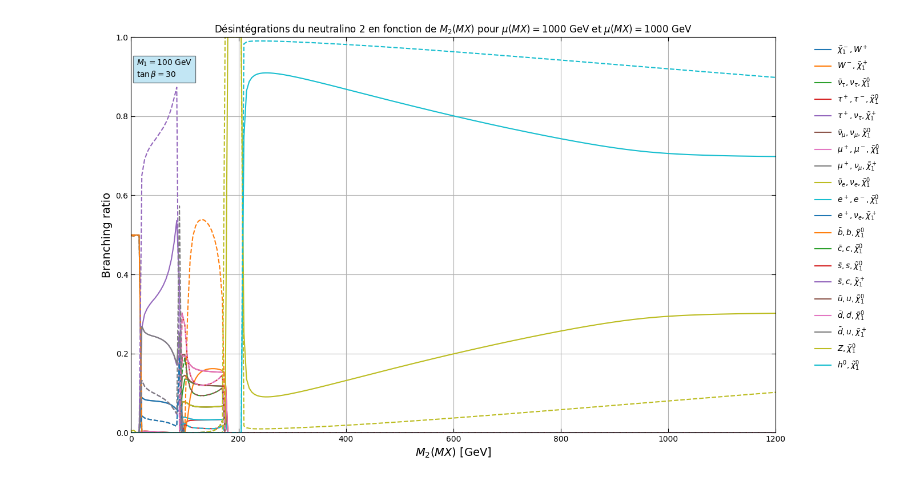
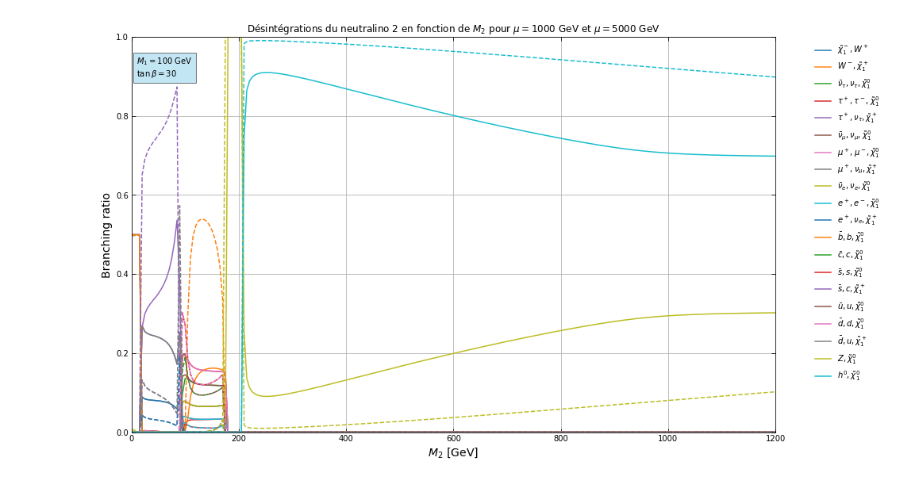
Before and after one commit to Ryudoro/softsusy, a Jupyter notebook: analysis/figure1.ipynb, the cells around one changed output. Cells and saved outputs as stored; diff of their text form; code cells hidden in the pictures.

```diff
--- a/analysis/figure1.ipynb
+++ b/analysis/figure1.ipynb
@@ -59,16 +81,16 @@ df_desin.to_csv("desintegration.csv")
 # %%
-# Filter the data for neutralino 2 and mu(MX) = 1000
-filtered_data_1000 = df_desin[(df_desin['particle_id'] == 1000023) & (df_desin['mu(MX)'] == 1000)]
+# Filter the data for neutralino 2 and mu(MX) = 5000
+filtered_data_5000 = df_desin[(df_desin['particle_id'] == 1000023) & (df_desin['mu'] == 5000)]
 
 # Group by M_2(MX) and decay_products and sum the branching ratios
-grouped_data_1000 = filtered_data_1000.groupby(['M_2(MX)', 'decay_products']).branching_ratio.sum().reset_index()
+grouped_data_5000 = filtered_data_5000.groupby(['M_2', 'decay_products']).branching_ratio.sum().reset_index()
 
 # Pivot the data to have decay_products as columns
-pivot_data_1000 = grouped_data_1000.pivot(index='M_2(MX)', columns='decay_products', values='branching_ratio')
+pivot_data_5000 = grouped_data_5000.pivot(index='M_2', columns='decay_products', values='branching_ratio')
 
 # Fill NaN values with 0
-pivot_data_1000.fillna(0, inplace=True)
+pivot_data_5000.fillna(0, inplace=True)
 
-pivot_data_1000.head()
+pivot_data_5000.head()
 # %% [output]
 | decay_products | (-1000024, 24) | (-24, 1000024) | (-16, 16, 1000022) | (-15, 15, 1000022) | (-15, 16, 1000024) | ... |
@@ -81,14 +102,0 @@ pivot_data_1000.head()
-# %%
-# Filter the data for neutralino 2 and mu(MX) = 5000
-filtered_data_5000 = df_desin[(df_desin['particle_id'] == 1000023) & (df_desin['mu(MX)'] == 5000)]
-
-# Group by M_2(MX) and decay_products and sum the branching ratios
-grouped_data_5000 = filtered_data_5000.groupby(['M_2(MX)', 'decay_products']).branching_ratio.sum().reset_index()
-
-# Pivot the data to have decay_products as columns
-pivot_data_5000 = grouped_data_5000.pivot(index='M_2(MX)', columns='decay_products', values='branching_ratio')
-
-# Fill NaN values with 0
-pivot_data_5000.fillna(0, inplace=True)
-
-pivot_data_5000.head()
@@ -326,15 +332,15 @@ plt.show()
 # %%
 df_desin = slha_folder('M2from0to1200M15000mu1000and5000')
 
-filtered_data_1000 = df_desin[(df_desin['particle_id'] == 1000023) & (df_desin['mu(MX)'] == 1000)]
-filtered_data_5000 = df_desin[(df_desin['particle_id'] == 1000023) & (df_desin['mu(MX)'] == 5000)]
+filtered_data_1000 = df_desin[(df_desin['particle_id'] == 1000023) & (df_desin['mu'] == 1000)]
+filtered_data_5000 = df_desin[(df_desin['particle_id'] == 1000023) & (df_desin['mu'] == 5000)]
 #two_particle_data_1000 = filtered_data_1000[filtered_data_1000['decay_products'].apply(len) == 2]
-grouped_particle_1000 = filtered_data_1000.groupby(['M_2(MX)', 'decay_products']).branching_ratio.sum().reset_index()
-pivot_data_1000 = grouped_particle_1000.pivot(index='M_2(MX)', columns='decay_products', values='branching_ratio')
+grouped_particle_1000 = filtered_data_1000.groupby(['M_2', 'decay_products']).branching_ratio.sum().reset_index()
+pivot_data_1000 = grouped_particle_1000.pivot(index='M_2', columns='decay_products', values='branching_ratio')
 pivot_data_1000.fillna(0, inplace=True)
 #two_particle_data_5000 = filtered_data_5000[filtered_data_5000['decay_products'].apply(len) == 2]
-grouped_particle_5000 = filtered_data_5000.groupby(['M_2(MX)', 'decay_products']).branching_ratio.sum().reset_index()
-pivot_data_5000 = grouped_particle_5000.pivot(index='M_2(MX)', columns='decay_products', values='branching_ratio')
+grouped_particle_5000 = filtered_data_5000.groupby(['M_2', 'decay_products']).branching_ratio.sum().reset_index()
+pivot_data_5000 = grouped_particle_5000.pivot(index='M_2', columns='decay_products', values='branching_ratio')
 pivot_data_5000.fillna(0, inplace=True)
 
 from particle_name import particles_names
@@ -346,33 +352,33 @@ def latex_decay_products_to_names(decay_tuple_str):
 pivot_data_1000.columns = [latex_decay_products_to_names(str(col)) for col in pivot_data_1000.columns]
 pivot_data_5000.columns = [latex_decay_products_to_names(str(col)) for col in pivot_data_5000.columns]
 
 fig = plt.figure(figsize=(14, 8))
 for column in pivot_data_1000.columns:
     #plt.plot(pivot_data_1000.index, pivot_data_1000[column], label=f"${column[0]}, {column[1]}$")
     if len(column) == 2:
         plt.plot(pivot_data_1000.index, pivot_data_1000[column], label=f"${column[0]}, {column[1]}$")
     if len(column) == 3:
         plt.plot(pivot_data_1000.index, pivot_data_1000[column], label=f"${column[0]}, {column[1]}, {column[2]}$")
 
 plt.text(10, 0.9, r'$M_1 = 100$ GeV' + '\n' + r'$\tan\beta=30$', fontsize=10, bbox=dict(facecolor='skyblue', alpha=0.5))
-plt.title(r'Désintégrations du neutralino 2 en fonction de $M_2(MX)$ pour $\mu(MX) = 1000$ GeV et $\mu(MX) = 1000$ GeV')
-plt.xlabel(r'$M_2(MX)$ [GeV]', fontsize=14)
+plt.title(r'Désintégrations du neutralino 2 en fonction de $M_2$ pour $\mu = 1000$ GeV et $\mu = 5000$ GeV')
+plt.xlabel(r'$M_2$ [GeV]', fontsize=14)
 plt.ylabel('Branching ratio', fontsize=14)
 plt.legend(bbox_to_anchor=(1.05, 1), loc='upper left', frameon=False)
 plt.grid(True)
 plt.tight_layout()
 plt.tick_params(which='major', length=5, direction='in', bottom=True, top=True, left=True, right=True)
 plt.xlim(0, 1200)
 plt.ylim(0, 1)
 
 for column in pivot_data_5000.columns:
 
     if len(column) == 2:
         plt.plot(pivot_data_5000.index, pivot_data_5000[column], label=f"${column[0]}, {column[1]}$", linestyle='--')
     if len(column) == 3:
         plt.plot(pivot_data_5000.index, pivot_data_5000[column], label=f"${column[0]}, {column[1]}, {column[2]}$", linestyle='--')
 
 
 plt.show()
 # %% [output]
-[figure, old version]
+[figure, new version]
```
Also changed, not shown: parts of 18 cells of this notebook, 1 other file.
